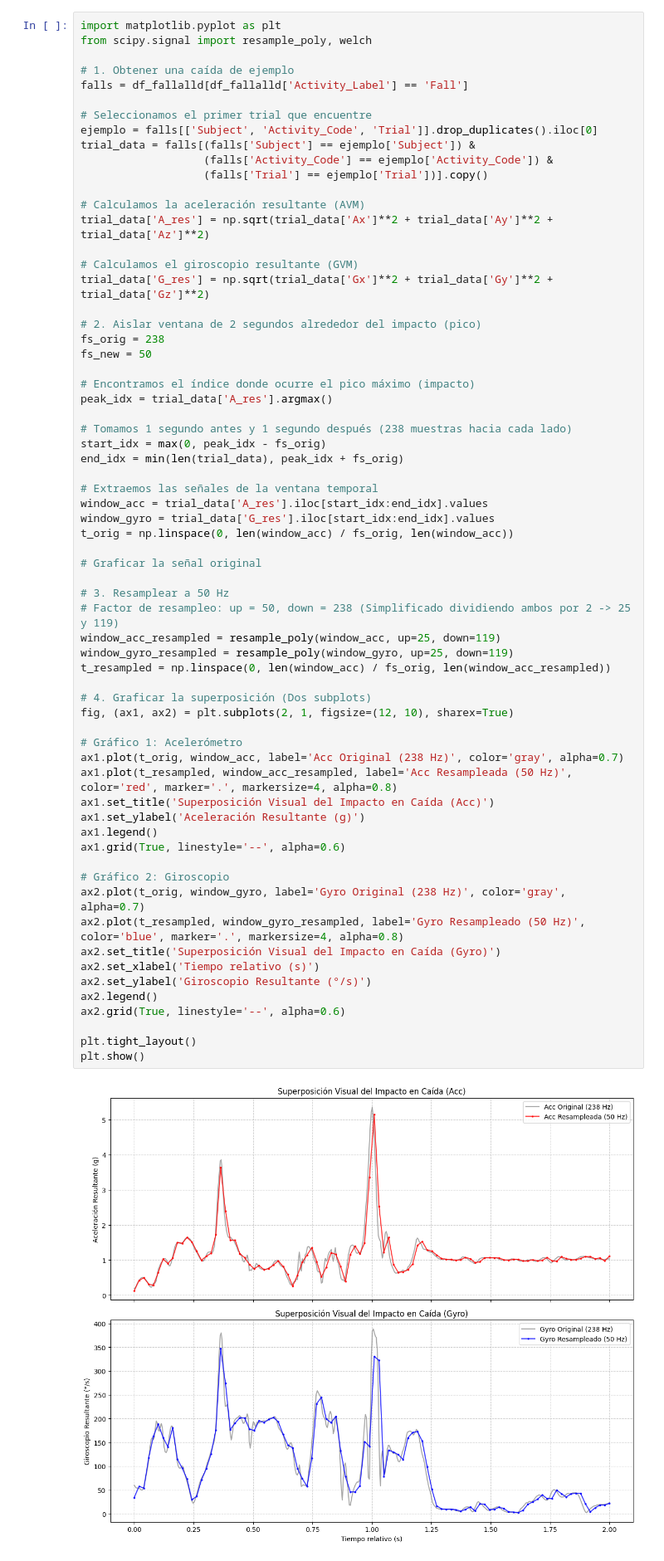
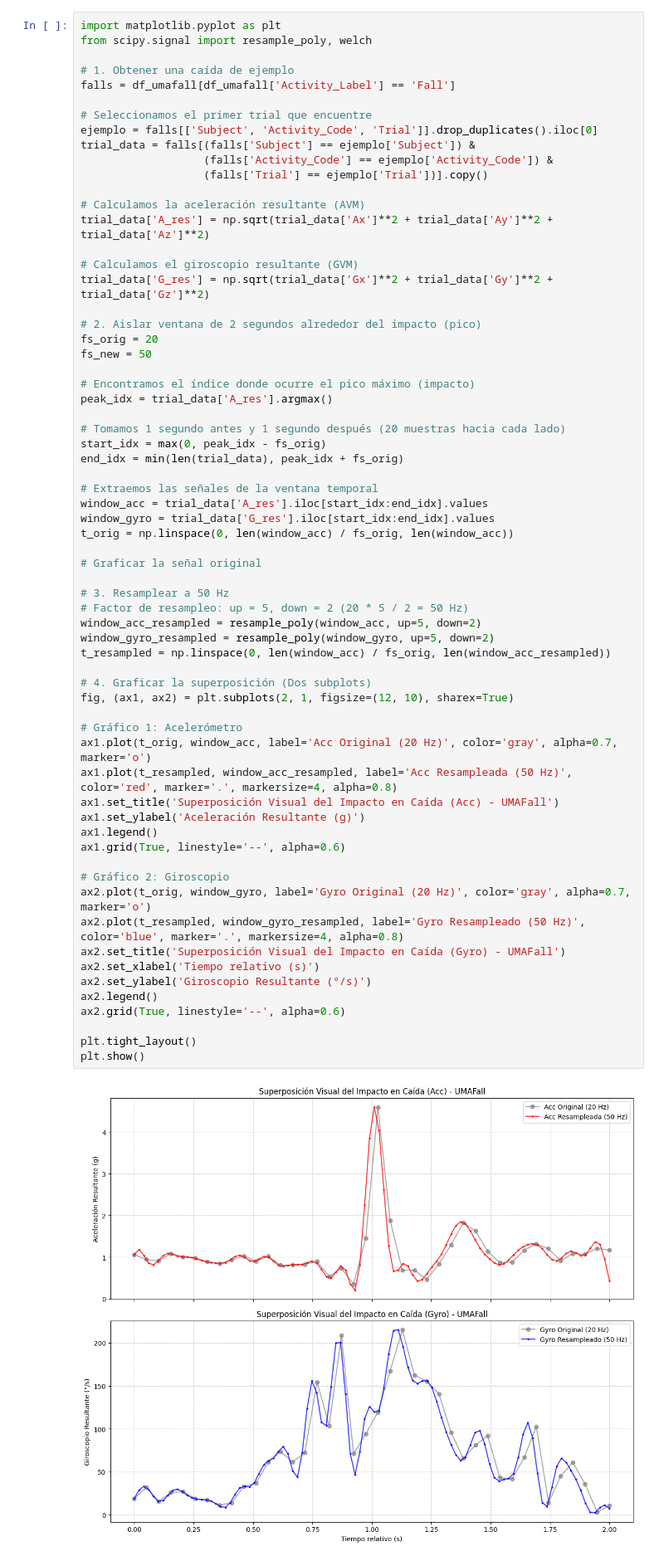
Before and after one commit to marianoInsa/dimiasa-models, a Jupyter notebook: notebooks/01-E01-UMAFall-Resampling.ipynb, the cells around one changed output. Shown at 83% size. Saved outputs shown, nothing was run; the diff lists cells and outputs as text.

Commit message:
add: experimento de resampleo a 50 Hz de UMAFall

```diff
--- a/notebooks/01-E01-UMAFall-Resampling.ipynb
+++ b/notebooks/01-E01-UMAFall-Resampling.ipynb
@@ -114,7 +96,7 @@ import matplotlib.pyplot as plt
 from scipy.signal import resample_poly, welch
 
 # 1. Obtener una caída de ejemplo
-falls = df_fallalld[df_fallalld['Activity_Label'] == 'Fall']
+falls = df_umafall[df_umafall['Activity_Label'] == 'Fall']
 
 # Seleccionamos el primer trial que encuentre
 ejemplo = falls[['Subject', 'Activity_Code', 'Trial']].drop_duplicates().iloc[0]
@@ -129,50 +111,50 @@ trial_data['A_res'] = np.sqrt(trial_data['Ax']**2 + trial_data['Ay']**2 + trial_
 trial_data['G_res'] = np.sqrt(trial_data['Gx']**2 + trial_data['Gy']**2 + trial_data['Gz']**2)
 
 # 2. Aislar ventana de 2 segundos alrededor del impacto (pico)
-fs_orig = 238
+fs_orig = 20
 fs_new = 50
 
 # Encontramos el índice donde ocurre el pico máximo (impacto)
 peak_idx = trial_data['A_res'].argmax()
 
-# Tomamos 1 segundo antes y 1 segundo después (238 muestras hacia cada lado)
+# Tomamos 1 segundo antes y 1 segundo después (20 muestras hacia cada lado)
 start_idx = max(0, peak_idx - fs_orig)
 end_idx = min(len(trial_data), peak_idx + fs_orig)
 
 # Extraemos las señales de la ventana temporal
 window_acc = trial_data['A_res'].iloc[start_idx:end_idx].values
 window_gyro = trial_data['G_res'].iloc[start_idx:end_idx].values
 t_orig = np.linspace(0, len(window_acc) / fs_orig, len(window_acc))
 
 # Graficar la señal original
 
 # 3. Resamplear a 50 Hz
-# Factor de resampleo: up = 50, down = 238 (Simplificado dividiendo ambos por 2 -> 25 y 119)
-window_acc_resampled = resample_poly(window_acc, up=25, down=119)
-window_gyro_resampled = resample_poly(window_gyro, up=25, down=119)
+# Factor de resampleo: up = 5, down = 2 (20 * 5 / 2 = 50 Hz)
+window_acc_resampled = resample_poly(window_acc, up=5, down=2)
+window_gyro_resampled = resample_poly(window_gyro, up=5, down=2)
 t_resampled = np.linspace(0, len(window_acc) / fs_orig, len(window_acc_resampled))
 
 # 4. Graficar la superposición (Dos subplots)
 fig, (ax1, ax2) = plt.subplots(2, 1, figsize=(12, 10), sharex=True)
 
 # Gráfico 1: Acelerómetro
-ax1.plot(t_orig, window_acc, label='Acc Original (238 Hz)', color='gray', alpha=0.7)
+ax1.plot(t_orig, window_acc, label='Acc Original (20 Hz)', color='gray', alpha=0.7, marker='o')
 ax1.plot(t_resampled, window_acc_resampled, label='Acc Resampleada (50 Hz)', color='red', marker='.', markersize=4, alpha=0.8)
-ax1.set_title('Superposición Visual del Impacto en Caída (Acc)')
+ax1.set_title('Superposición Visual del Impacto en Caída (Acc) - UMAFall')
 ax1.set_ylabel('Aceleración Resultante (g)')
 ax1.legend()
 ax1.grid(True, linestyle='--', alpha=0.6)
 
 # Gráfico 2: Giroscopio
-ax2.plot(t_orig, window_gyro, label='Gyro Original (238 Hz)', color='gray', alpha=0.7)
+ax2.plot(t_orig, window_gyro, label='Gyro Original (20 Hz)', color='gray', alpha=0.7, marker='o')
 ax2.plot(t_resampled, window_gyro_resampled, label='Gyro Resampleado (50 Hz)', color='blue', marker='.', markersize=4, alpha=0.8)
-ax2.set_title('Superposición Visual del Impacto en Caída (Gyro)')
+ax2.set_title('Superposición Visual del Impacto en Caída (Gyro) - UMAFall')
 ax2.set_xlabel('Tiempo relativo (s)')
 ax2.set_ylabel('Giroscopio Resultante (°/s)')
 ax2.legend()
 ax2.grid(True, linestyle='--', alpha=0.6)
 
 plt.tight_layout()
 plt.show()
 # %% [output]
-[figure, old version]
+[figure, new version]
```
Also changed, not shown: parts of 21 cells of this notebook.
